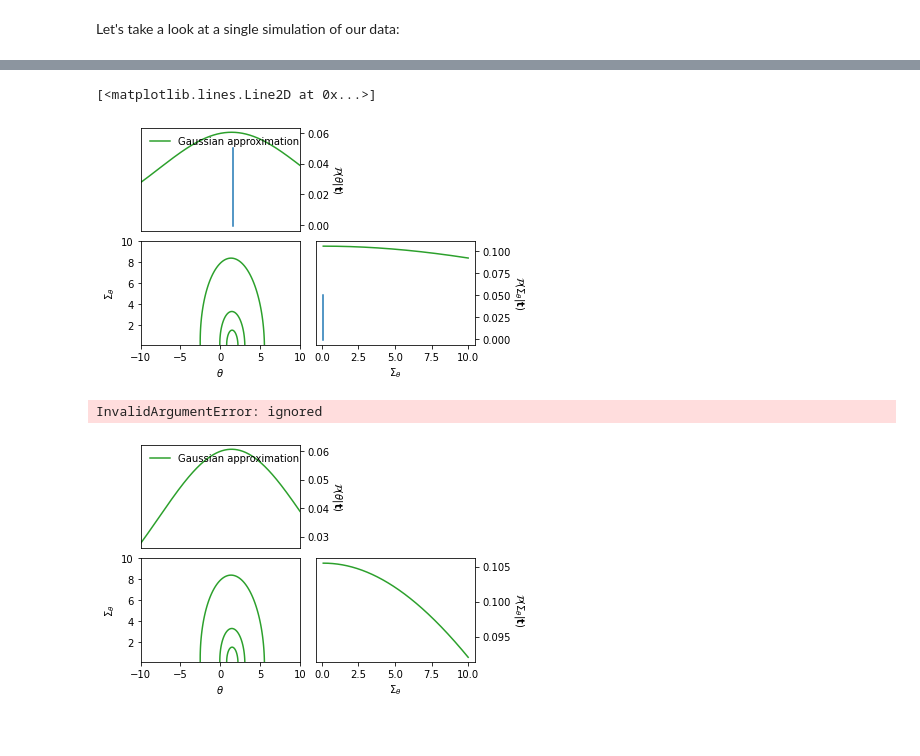
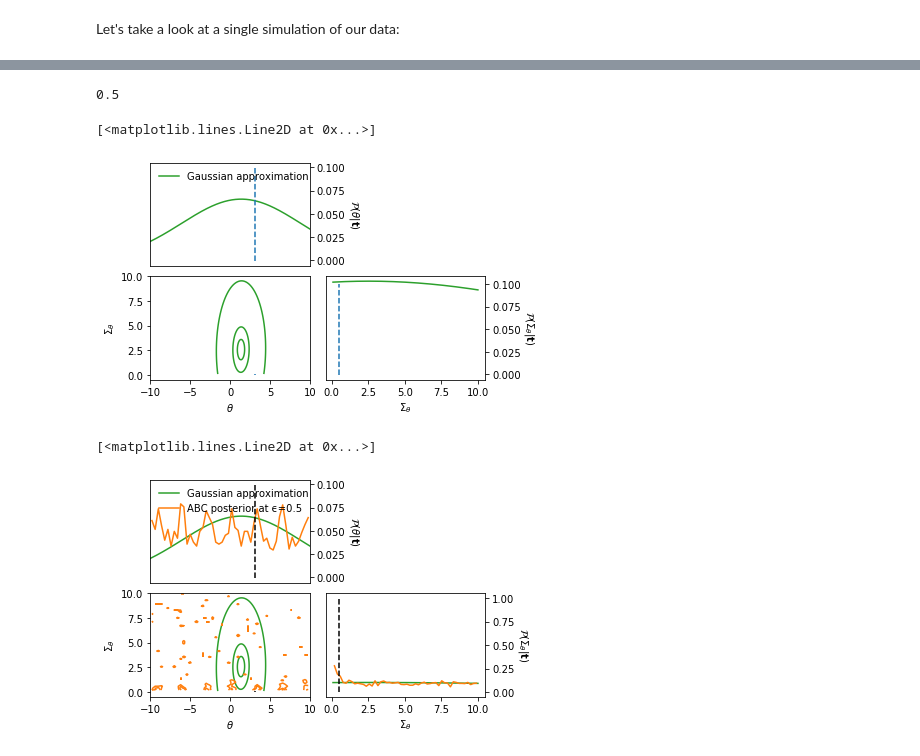
Before and after one commit to tlmakinen/imnn, a Jupyter notebook: IMNN_shell.ipynb, the cells around one changed output, grey strips where cells are left out. Drawn from its saved outputs; the diff is of its cells as text; code cells hidden in the pictures.

```diff
--- a/IMNN_shell.ipynb
+++ b/IMNN_shell.ipynb
@@ -488,0 +447,2 @@ INFO:tensorflow:Assets written to: model/model/assets
+# %%
+imnn.load_model(opt, weights='weights')
@@ -489,2 +451,2 @@ INFO:tensorflow:Assets written to: model/model/assets
 # %%
-imnn.fit(patience=10, min_iterations=1000)
+imnn.fit(patience=10, min_iterations=1000, tqdm_notebook=False, checkpoint=100)
@@ -496,7 +462,7 @@ ValueError: ignored
 # %%
-generator = GenerateShellData(input_shape=(60,))
+generator = GenerateShellData(input_shape=(30,))
 
-θ_target = np.array([1., np.pi/2., 2*np.pi, 0.1])[np.newaxis, :]
+θ_target = np.array([np.pi, 0.5])[np.newaxis, :]
 target_data = generator.simulator(
     parameters=θ_target,
     seed=37,
@@ -526,15 +492,21 @@ GA.plot_Fisher(figsize=(5, 5));
+# %%
+θ_target[0][1]
+# %% [output]
+0.5
 # %%
 ax = GA.plot(
     gridsize=(1000, 1000),
     color="C2",
     label="Gaussian approximation");
 
-ax[0][0].plot(np.ones(10)*np.pi/2, np.linspace(-0.001,0.05, 10))
+ax[0][0].plot(np.ones(10)*θ_target[0][0], np.linspace(-0.001,0.1, 10), linestyle='--')
+ax[1][0].plot(np.ones(10)*θ_target[0][0], np.linspace(-0.001,0.1, 10), linestyle='--')
+
 #ax[0][1].plot(np.ones(10)*np.pi/2, np.linspace(-0.001,0.05, 10))
-ax[1][1].plot(np.ones(10)*0.1, np.linspace(-0.001,0.05, 10))
+ax[1][1].plot(np.ones(10)*θ_target[0][1], np.linspace(-0.001,0.1, 10), linestyle='--')
 # %% [output]
 [<matplotlib.lines.Line2D at 0x...>]
-[figure, old version]
+[figure, new version]
 # %%
 # run ABC computation
 ABC = LFI.ApproximateBayesianComputation(
@@ -542,22 +514,29 @@ ABC = LFI.ApproximateBayesianComputation(
     prior=prior,
     Fisher=imnn.F,
     get_estimate=imnn.get_estimate,
-    simulator=SN.simulator,
+    simulator=lambda x : SN.simulator(
+        x, None, {"input_shape": SN.input_shape}),
     labels=[r"$\theta$", r"$\Sigma_\theta$"])
 # %%
 ax = GA.plot(
     gridsize=(1000, 1000),
     color="C2",
     label="Gaussian approximation");
 ABC.plot(
-    ϵ=1.,
+    ϵ=0.5,
     accepted=2000,
-    draws=10000,
+    draws=100000,
     ax=ax,
     color="C1",
-    label="ABC posterior at ϵ={}".format(1),
+    label="ABC posterior at ϵ={}".format(0.5),
     smoothing=0,
     bins=50);
+
+
+ax[0][0].plot(np.ones(10)*θ_target[0][0], np.linspace(-0.001,0.1, 10), linestyle='--', color='k')
+ax[1][0].plot(np.ones(10)*θ_target[0][0], np.linspace(-0.001,0.1, 10), linestyle='--', color='k')
+
+ax[1][1].plot(np.ones(10)*θ_target[0][1], np.linspace(-0.001,1., 10), linestyle='--', color='k')
 # %% [output]
-InvalidArgumentError: ignored
+[<matplotlib.lines.Line2D at 0x...>]
-[figure, old version]
+[figure, new version]
```
Also changed, not shown: parts of 26 cells of this notebook, 1 other file.
